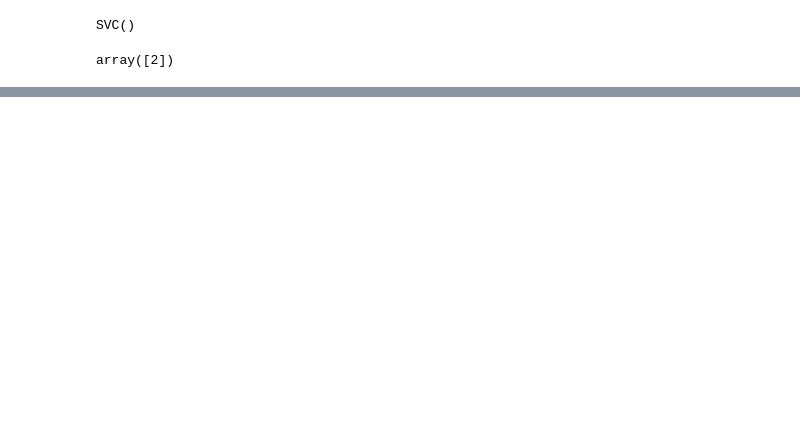
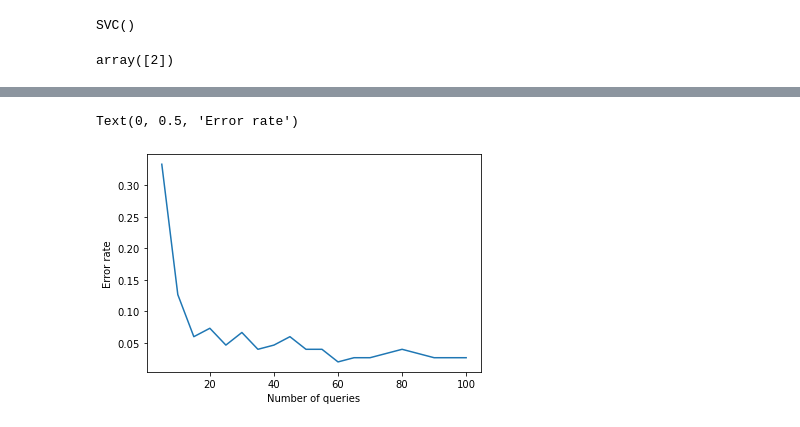
Before and after one commit to carmelocs/Shattering-Distribution-for-Active-Learning, a Jupyter notebook: python/note.ipynb, the cells around one changed output, grey strips where cells are left out. Cells and saved outputs as stored; diff of their text form; code cells hidden in the pictures; blank space fills up the shorter version.

```diff
--- a/python/note.ipynb
+++ b/python/note.ipynb
@@ -195,0 +188,20 @@ array([[0.2043011 , 0.23228687],
+# %%
+from sklearn.datasets import load_iris
+data_iris = load_iris()
+# %%
+data = data_iris['data']
+target = data_iris['target']
+target_names = data_iris['target_names']
+feature_names = data_iris['feature_names']
+descr = data_iris['DESCR']
+# %%
+K_iris = rbf_kernel(data, data, 0.5/1.8**2)
+idx = halving(K_iris, 10)
+print(idx.shape)
+train_data, train_target = data[idx], target[idx]
+# print(train_data[0], train_target[0])
+# print(data[idx[0]], target[idx[0]])
+
+svc.fit(train_data, train_target)
+# err_rate = 1 - svc.score(data, target)
+# print(f'error rate: {err_rate}')
@@ -195,0 +214,13 @@ array([[0.2043011 , 0.23228687],
+# %%
+K_iris = rbf_kernel(data, data, 0.5/1.8**2)
+svc = SVC()
+num_samples = []
+err_rate = []
+for i in range(1, 21):
+    idx = halving(K_iris, 5*i)
+    train_data, train_target = data[idx], target[idx]
+    svc.fit(train_data, train_target)
+    num_samples.append(5*i)
+    err_rate.append(1 - svc.score(data, target))
+
+print(f'number of samples: {num_samples}\nerror rate: {err_rate}')
@@ -195,0 +245,11 @@ array([[0.2043011 , 0.23228687],
+# %%
+import matplotlib.pyplot as plt
+
+fig = plt.figure()
+plt.plot(num_samples, err_rate)
+# plt.legend(loc='lower right')
+plt.xlabel('Number of queries')
+plt.ylabel('Error rate')
+# %% [output]
+Text(0, 0.5, 'Error rate')
+[figure, added]
```
Also changed, not shown: parts of 8 cells of this notebook, 1 other file.
